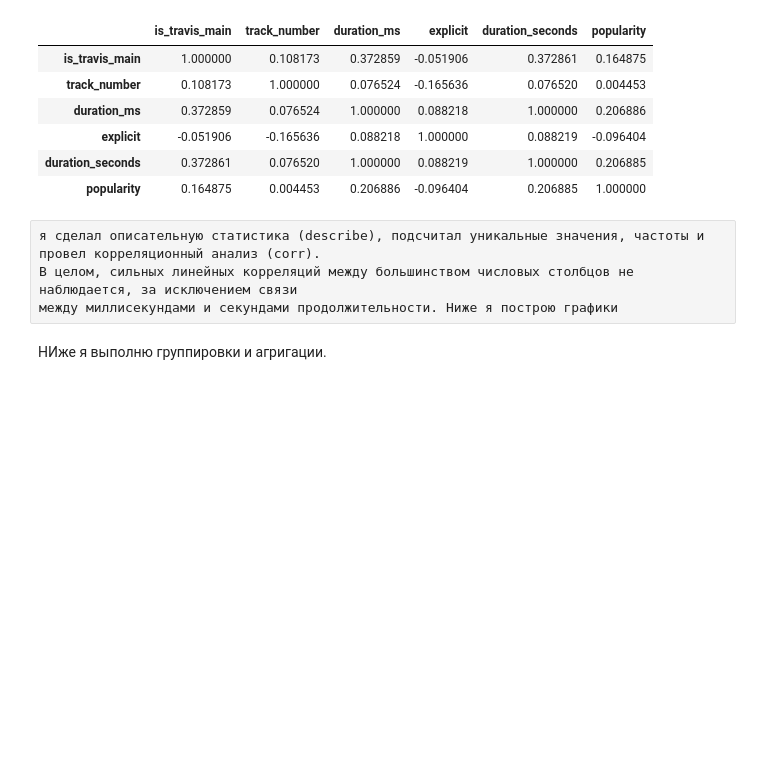
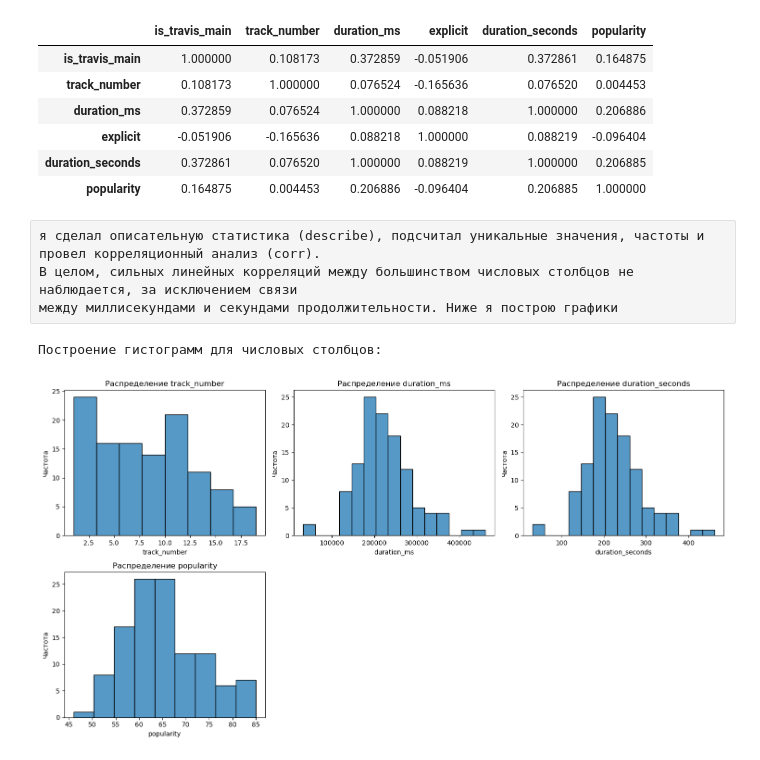
Before and after one commit to nikitastorchak920/proect, a Jupyter notebook: Проект.ipynb, the cells around one changed output. Cells and saved outputs as stored; diff of their text form; code cells hidden in the pictures; blank space fills up the shorter version.

Commit message:
Добавил графики и группировки

```diff
--- a/Проект.ipynb
+++ b/Проект.ipynb
@@ -194,5 +194,34 @@ display(df.corr(numeric_only=True))
 я сделал описательную статистика (describe), подсчитал уникальные значения, частоты и провел корреляционный анализ (corr).
 В целом, сильных линейных корреляций между большинством числовых столбцов не наблюдается, за исключением связи
 между миллисекундами и секундами продолжительности. Ниже я построю графики
-# %% [markdown]
-НИже я выполню группировки и агригации.
+# %%
+import matplotlib.pyplot as plt
+import seaborn as sns
+
+print('Построение гистограмм для числовых столбцов:')
+
+# Выбираем только числовые столбцы
+numeric_cols = df.select_dtypes(include=['int64', 'float64']).columns
+
+numeric_cols = numeric_cols.drop(['explicit', 'is_travis_main'], errors='ignore')
+
+
+num_plots = len(numeric_cols)
+if num_plots == 0:
+    print('Числовых столбцов для построения гистограмм не найдено.')
+else:
+    num_cols_subplot = 3 # Например, 3 столбца
+    num_rows_subplot = (num_plots + num_cols_subplot - 1) // num_cols_subplot
+
+    plt.figure(figsize=(num_cols_subplot * 5, num_rows_subplot * 4))
+    for i, col in enumerate(numeric_cols):
+        plt.subplot(num_rows_subplot, num_cols_subplot, i + 1)
+        sns.histplot(df[col], kde=False) # Изменено: kde=False
+        plt.title(f'Распределение {col}')
+        plt.xlabel(col)
+        plt.ylabel('Частота')
+    plt.tight_layout()
+    plt.show()
+# %% [output]
+Построение гистограмм для числовых столбцов:
+[figure, added]
```
Also changed, not shown: parts of 9 cells of this notebook.
